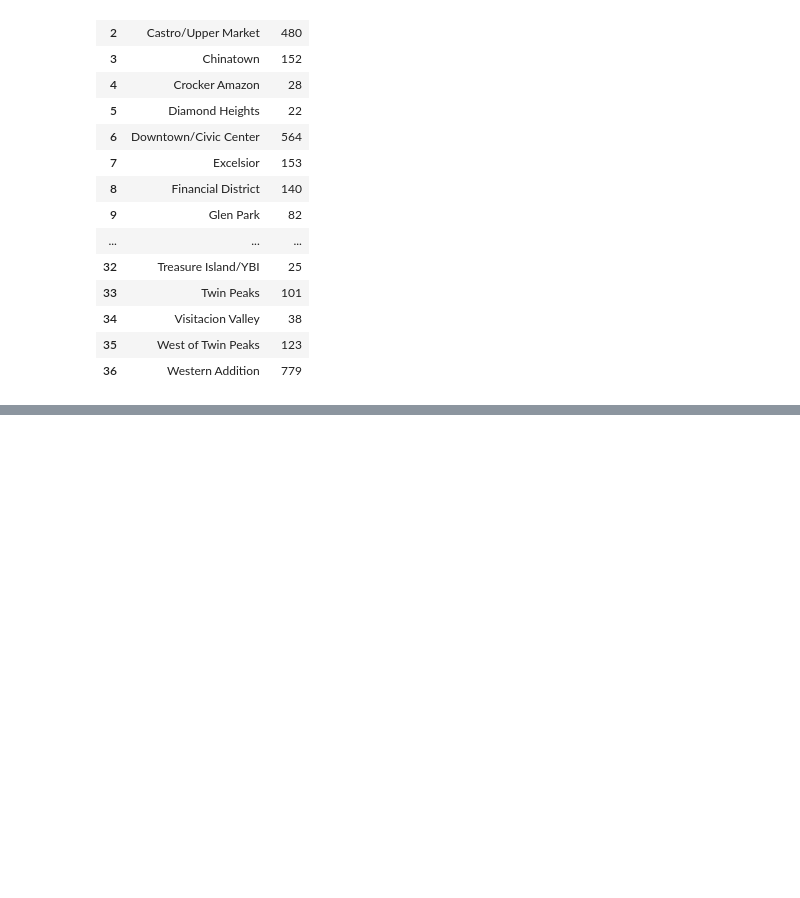
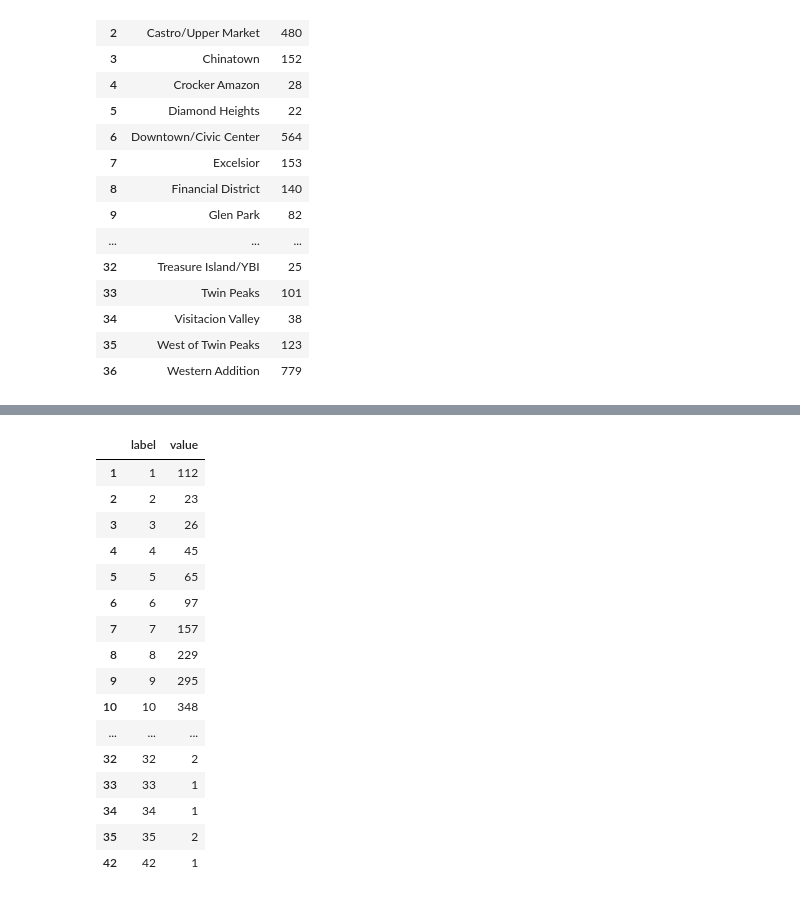
Before and after one commit to zhaoamy/Capital-One-Airbnb-challenge, a Jupyter notebook: airbnb-public-sep-2017/airbnb-sep-2017/Import Data.ipynb, the cells around one changed output, grey strips where cells are left out. Cells and saved outputs as stored; diff of their text form; code cells hidden in the pictures; blank space fills up the shorter version.

```diff
--- a/airbnb-public-sep-2017/airbnb-sep-2017/Import Data.ipynb
+++ b/airbnb-public-sep-2017/airbnb-sep-2017/Import Data.ipynb
@@ -394,0 +489,21 @@ count.to_json('listing-count.json', orient='records')
+# %%
+price_v_am = price_v_am.sort_values(by=['label'])
+price_v_am
+# %% [output]
+|  | label | value |
+| 1 | 1 | 112 |
+| 2 | 2 | 23 |
+| 3 | 3 | 26 |
+| 4 | 4 | 45 |
+| 5 | 5 | 65 |
+| 6 | 6 | 97 |
+| 7 | 7 | 157 |
+| 8 | 8 | 229 |
+| 9 | 9 | 295 |
+| 10 | 10 | 348 |
+| ... | ... | ... |
+| 32 | 32 | 2 |
+| 33 | 33 | 1 |
+| 34 | 34 | 1 |
+| 35 | 35 | 2 |
+| 42 | 42 | 1 |
```
Also changed, not shown: parts of 37 cells of this notebook, 46 other files.
